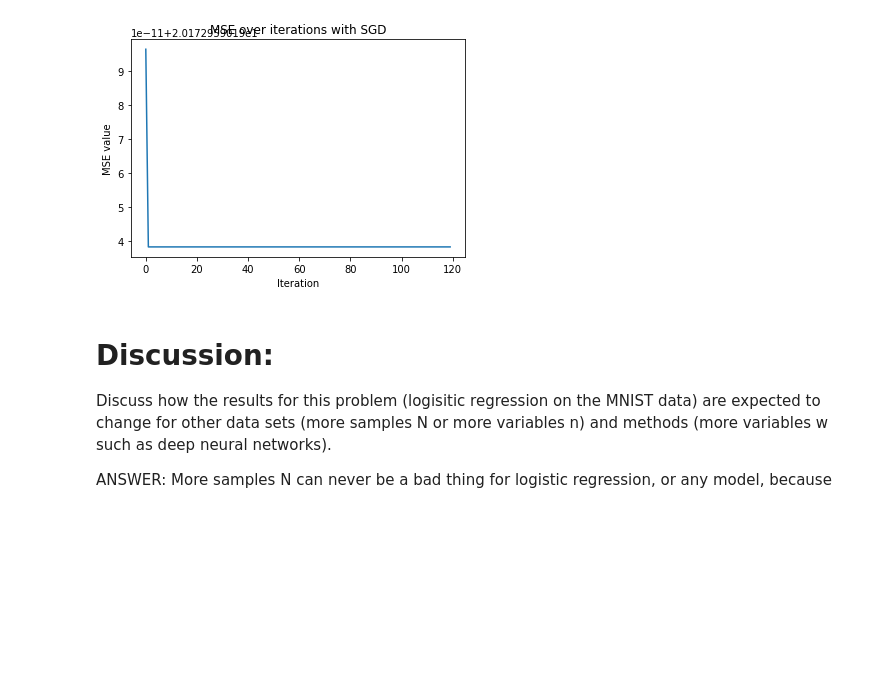
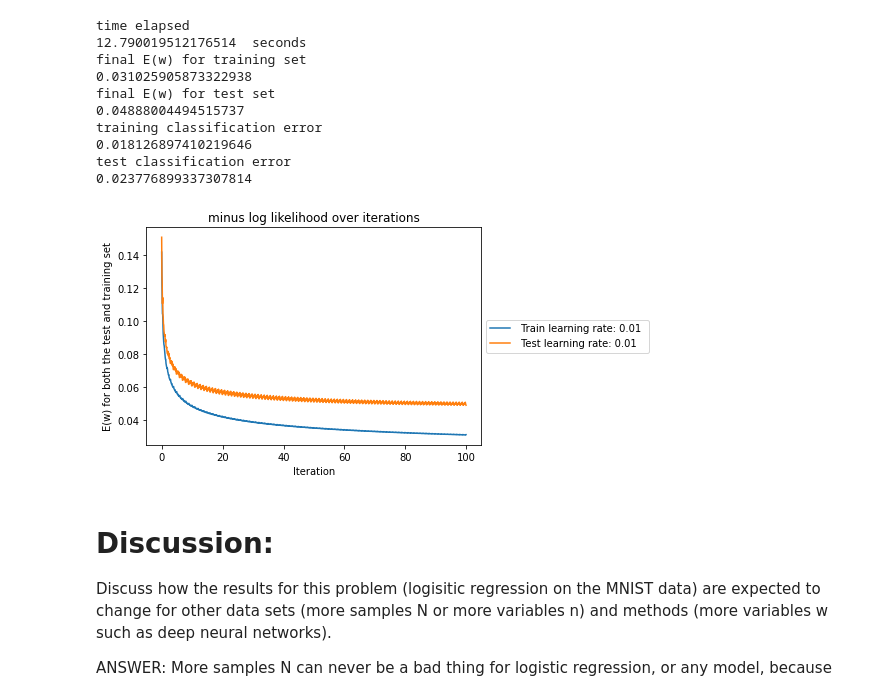
Before and after one commit to Ylja07/Cds-machine-learning, a Jupyter notebook: week4/CDS_week4_gradient.ipynb, the cells around one changed output. Saved outputs shown, nothing was run; the diff lists cells and outputs as text; code cells hidden in the pictures; blank space fills up the shorter version.

```diff
--- a/week4/CDS_week4_gradient.ipynb
+++ b/week4/CDS_week4_gradient.ipynb
@@ -52,0 +535,3 @@ Y_test:  (2038,)
+# %%
+weight = WeightDecay(np.random.uniform(size=784)/784, 0.01, 5340, 0.9, 0.1)
+weight.train(X_train, Y_train2)
@@ -112,0 +725,5 @@ class Gradient:
+# %%
+newton = Newton(np.random.uniform(size=784)/784, 0.01, 5)
+# print(X_train.shape)
+# print(Y_train.shape)
+newton.train(X_train, Y_train2)
@@ -113,4 +949,4 @@ class Gradient:
 # %%
-gradient = Gradient(np.random.uniform(size=784), 0.01, 10)
-gradient.train(X_train, Y_train)
+ls = LineSearch(np.random.uniform(size=784)/(784/2), 0.01, 224)
+ls.train(X_train, Y_train2)
 # %% [output]
@@ -179,4 +1171,4 @@ class Momentum:
 # %%
-momentum = Momentum(np.random.uniform(size=784), 0.01, 10, 0.9)
-momentum.train(X_train, Y_train)
+conjugate = Conjugate(np.random.uniform(size=784)/(784/2), 0.01, 106)
+conjugate.train(X_train, Y_train2)
 # %% [output]
@@ -251,8 +1317,18 @@ class SGD:
 # %%
-sgd = SGD(np.random.uniform(size=784), 0.01, 10, 12)
-sgd.train(X_train, Y_train)
+sgd = SGD(np.random.uniform(size=784)/784, 0.01, 100, 12)
+sgd.train(X_train, Y_train2)
 # %% [output]
+time elapsed
+12.790019512176514  seconds
+final E(w) for training set
+0.031025905873322938
+final E(w) for test set
+0.04888004494515737
+training classification error
+0.018126897410219646
+test classification error
+0.023776899337307814
-[figure, old version]
+[figure, new version]
 # %% [markdown]
 # Discussion:
 Discuss how the results for this problem (logisitic regression on the MNIST data) are expected to change for other data sets (more samples N or more variables n) and methods (more variables w such as deep neural networks).
```
Also changed, not shown: parts of 18 cells of this notebook.
